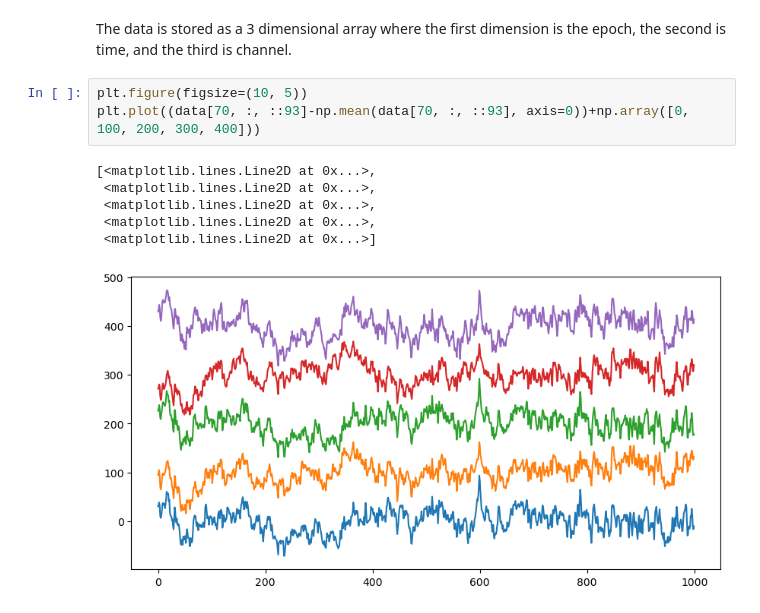
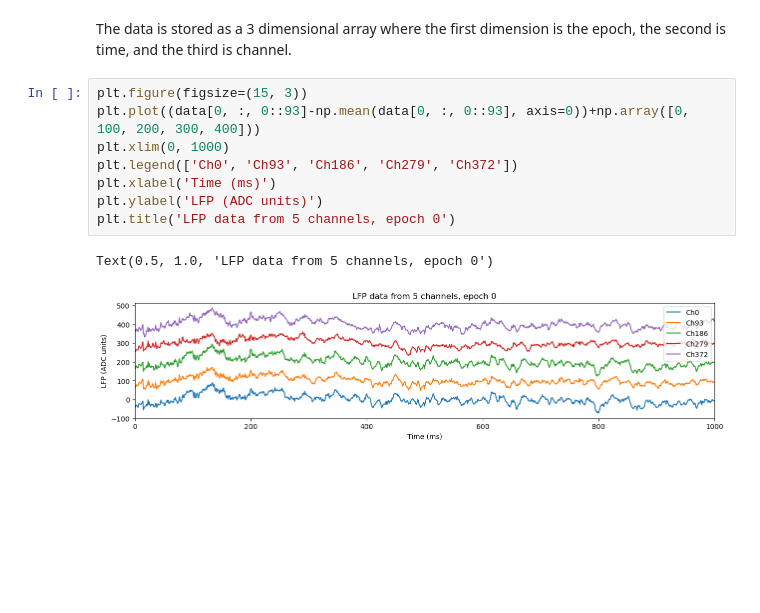
Before and after one commit to dbheadley/mimo_pack, a Jupyter notebook: tutorials/PreprocessLFP.ipynb, the cells around one changed output. Cells and saved outputs as stored; diff of their text form; blank space fills up the shorter version.

Commit message:
refined plotting

```diff
--- a/tutorials/PreprocessLFP.ipynb
+++ b/tutorials/PreprocessLFP.ipynb
@@ -54,12 +51,13 @@ lfp_file.close()
 # %% [markdown]
 The data is stored as a 3 dimensional array where the first dimension is the epoch, the second is time, and the third is channel.
 # %%
-plt.figure(figsize=(10, 5))
-plt.plot((data[70, :, ::93]-np.mean(data[70, :, ::93], axis=0))+np.array([0, 100, 200, 300, 400]))
+plt.figure(figsize=(15, 3))
+plt.plot((data[0, :, 0::93]-np.mean(data[0, :, 0::93], axis=0))+np.array([0, 100, 200, 300, 400]))
+plt.xlim(0, 1000)
+plt.legend(['Ch0', 'Ch93', 'Ch186', 'Ch279', 'Ch372'])
+plt.xlabel('Time (ms)')
+plt.ylabel('LFP (ADC units)')
+plt.title('LFP data from 5 channels, epoch 0')
 # %% [output]
-[<matplotlib.lines.Line2D at 0x...>,
- <matplotlib.lines.Line2D at 0x...>,
- <matplotlib.lines.Line2D at 0x...>,
- <matplotlib.lines.Line2D at 0x...>,
- <matplotlib.lines.Line2D at 0x...>]
+Text(0.5, 1.0, 'LFP data from 5 channels, epoch 0')
-[figure, old version]
+[figure, new version]
```
Also changed, not shown: parts of 1 cell of this notebook.
